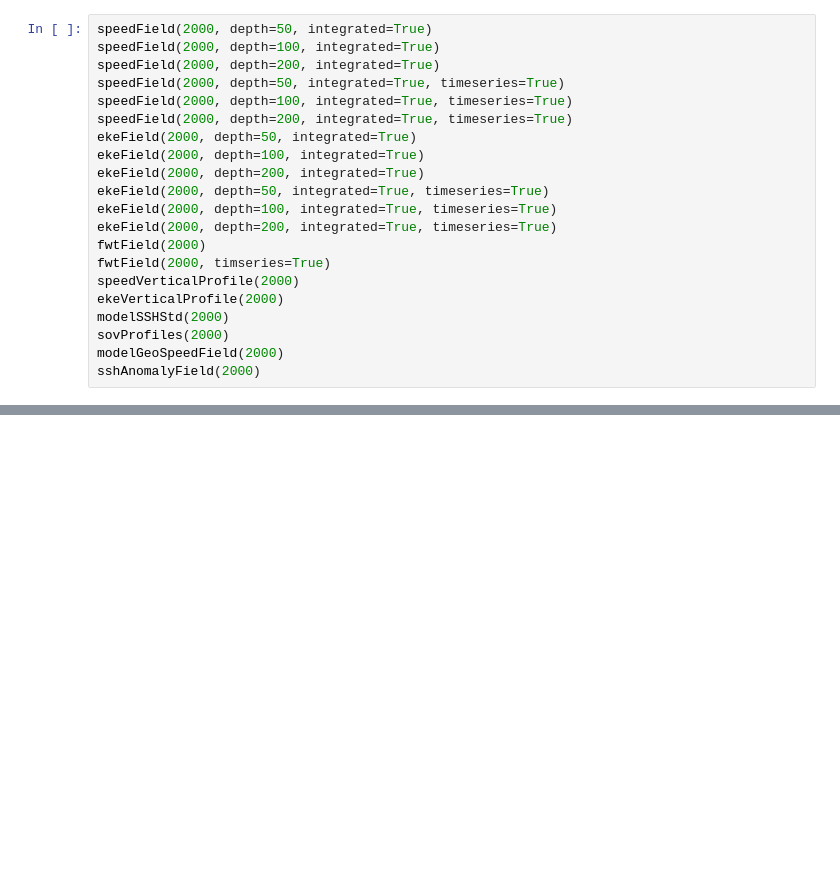
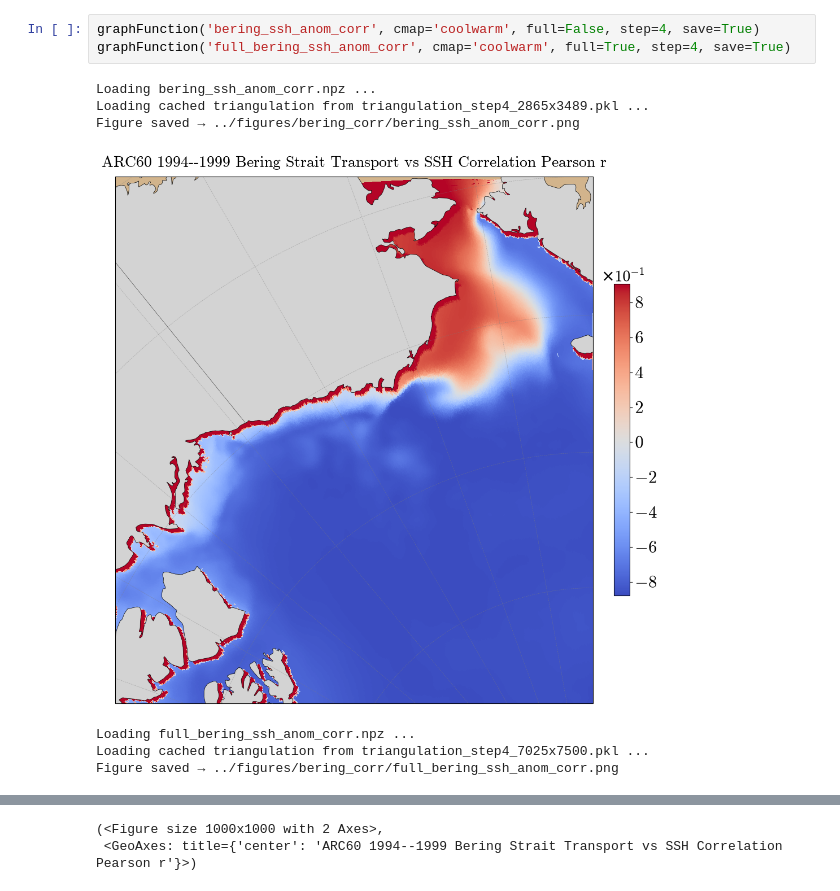
Before and after one commit to andresilvasquez/ARC60DataAnalysis, a Jupyter notebook: codes/beaufortGyre.ipynb, the cells around one changed output, grey strips where cells are left out. Saved outputs shown, nothing was run; the diff lists cells and outputs as text; blank space fills up the shorter version.

```diff
--- a/codes/beaufortGyre.ipynb
+++ b/codes/beaufortGyre.ipynb
@@ -3547,21 +5085,11 @@ def graphComparison(
-# %%
-speedField(2000, depth=50, integrated=True)
-speedField(2000, depth=100, integrated=True)
-speedField(2000, depth=200, integrated=True)
-speedField(2000, depth=50, integrated=True, timeseries=True)
-speedField(2000, depth=100, integrated=True, timeseries=True)
-speedField(2000, depth=200, integrated=True, timeseries=True)
-ekeField(2000, depth=50, integrated=True)
-ekeField(2000, depth=100, integrated=True)
-ekeField(2000, depth=200, integrated=True)
-ekeField(2000, depth=50, integrated=True, timeseries=True)
-ekeField(2000, depth=100, integrated=True, timeseries=True)
-ekeField(2000, depth=200, integrated=True, timeseries=True)
-fwtField(2000)
-fwtField(2000, timseries=True)
-speedVerticalProfile(2000)
-ekeVerticalProfile(2000)
-modelSSHStd(2000)
-sovProfiles(2000)
-modelGeoSpeedField(2000)
-sshAnomalyField(2000)
+# %%
+graphFunction('bering_ssh_anom_corr', cmap='coolwarm', full=False, step=4, save=True)
+graphFunction('full_bering_ssh_anom_corr', cmap='coolwarm', full=True, step=4, save=True)
+# %% [output]
+Loading bering_ssh_anom_corr.npz ...
+Loading cached triangulation from triangulation_step4_2865x3489.pkl ...
+Figure saved → ../figures/bering_corr/bering_ssh_anom_corr.png
+[figure, added]
+Loading full_bering_ssh_anom_corr.npz ...
+Loading cached triangulation from triangulation_step4_7025x7500.pkl ...
+Figure saved → ../figures/bering_corr/full_bering_ssh_anom_corr.png
@@ -3567,0 +5097,2 @@ sshAnomalyField(2000)
+(<Figure size 1000x1000 with 2 Axes>,
+ <GeoAxes: title={'center': 'ARC60 1994--1999 Bering Strait Transport vs SSH Correlation Pearson r'}>)
```
Also changed, not shown: parts of 17 cells of this notebook, 1 other file.
